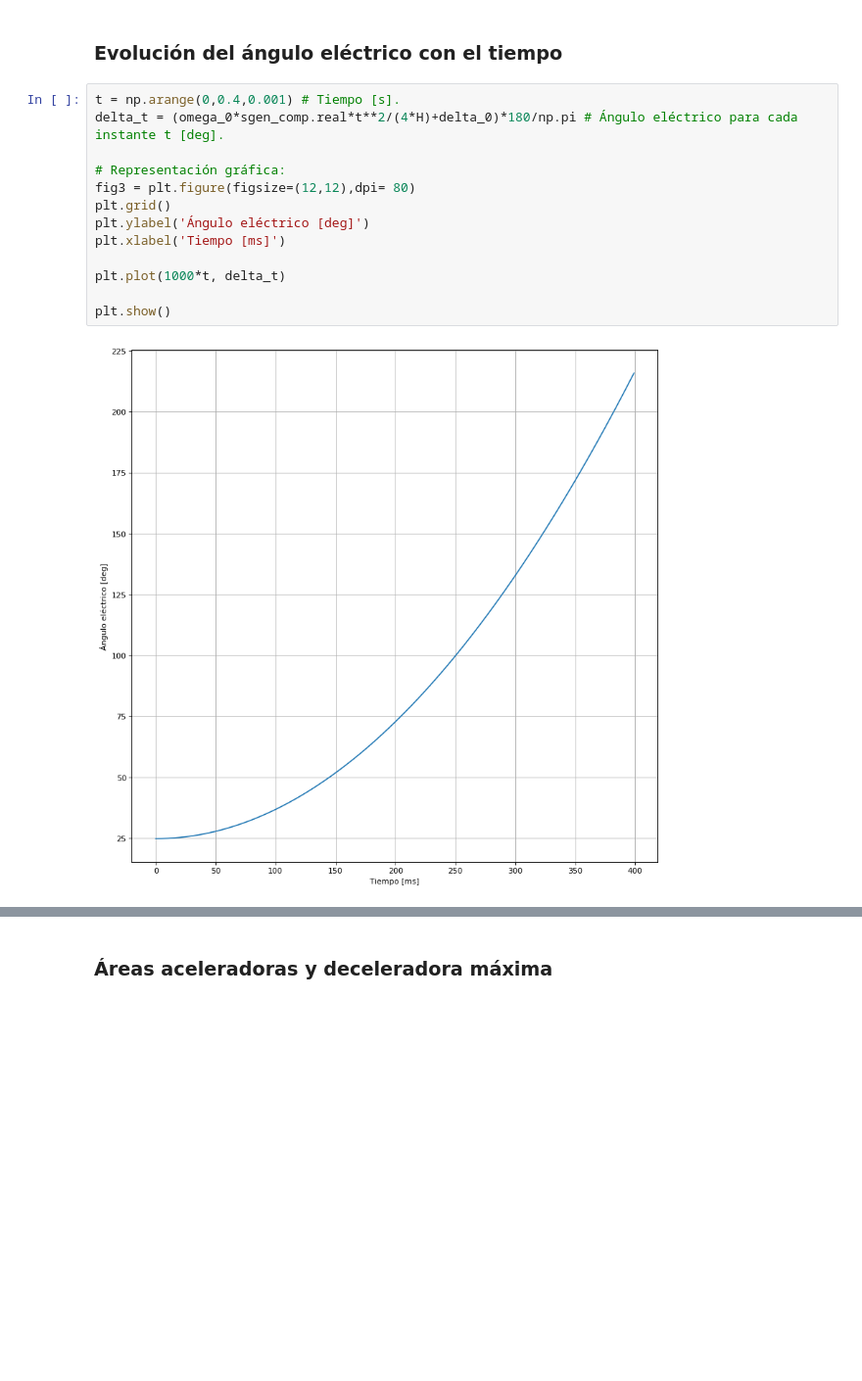
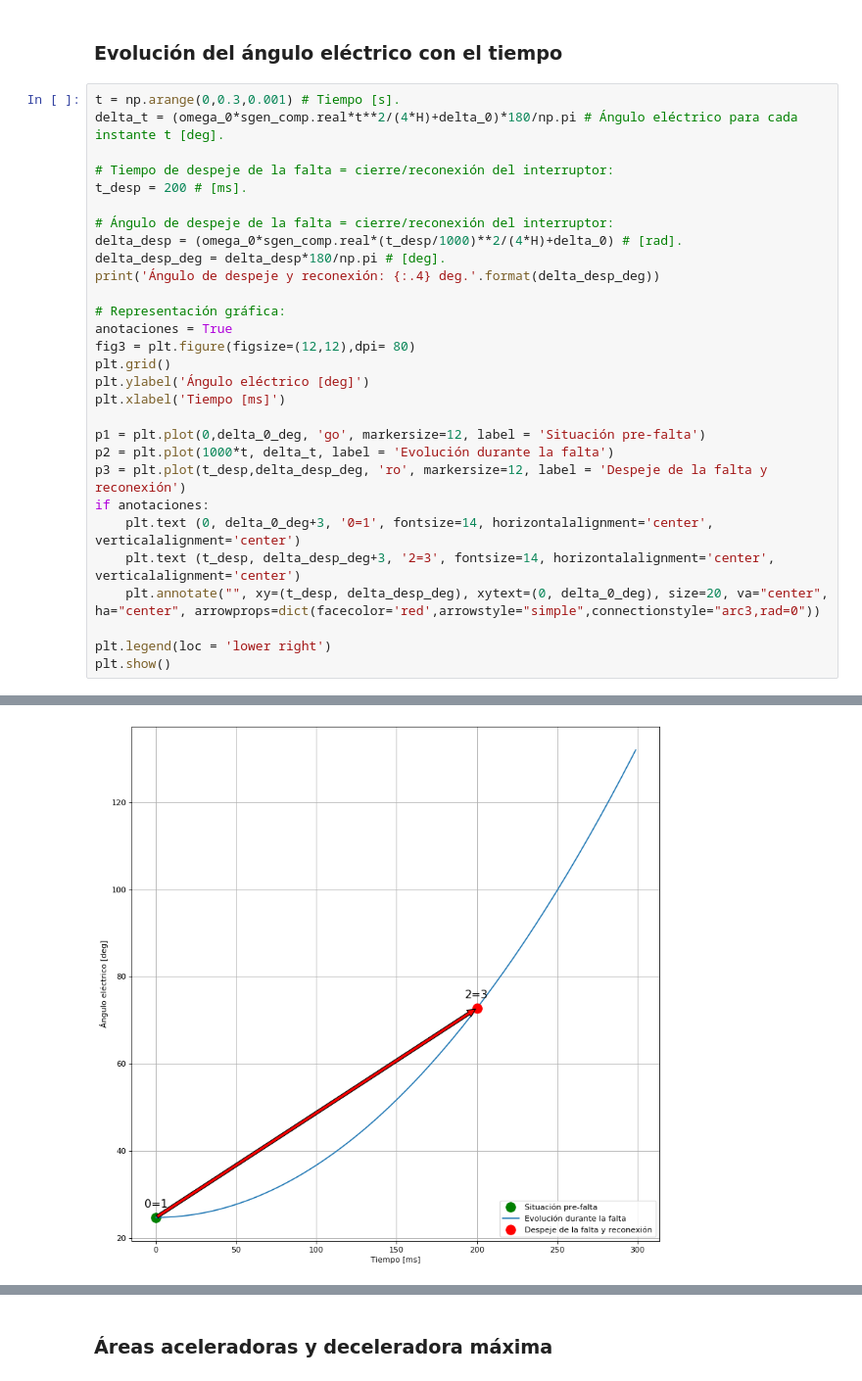
Before and after one commit to miguel-simon/SEP, a Jupyter notebook: SEP_ESTABILIDAD/T09P01/T09P01.ipynb, the cells around one changed output, grey strips where cells are left out. Shown at 98% size. Cells and saved outputs as stored; diff of their text form; blank space fills up the shorter version.

```diff
--- a/SEP_ESTABILIDAD/T09P01/T09P01.ipynb
+++ b/SEP_ESTABILIDAD/T09P01/T09P01.ipynb
@@ -157,18 +188,33 @@ plt.show()
 [figure]
 # %% [markdown]
 ### Evolución del ángulo eléctrico con el tiempo
-# %%
-t = np.arange(0,0.4,0.001) # Tiempo [s].
-delta_t = (omega_0*sgen_comp.real*t**2/(4*H)+delta_0)*180/np.pi # Ángulo eléctrico para cada instante t [deg].
-
-# Representación gráfica:
-fig3 = plt.figure(figsize=(12,12),dpi= 80)
-plt.grid()
-plt.ylabel('Ángulo eléctrico [deg]')
-plt.xlabel('Tiempo [ms]')
-
-plt.plot(1000*t, delta_t)
-
-plt.show()
-# %% [output]
-[figure, removed]
+# %%
+t = np.arange(0,0.3,0.001) # Tiempo [s].
+delta_t = (omega_0*sgen_comp.real*t**2/(4*H)+delta_0)*180/np.pi # Ángulo eléctrico para cada instante t [deg].
+
+# Tiempo de despeje de la falta = cierre/reconexión del interruptor:
+t_desp = 200 # [ms].
+
+# Ángulo de despeje de la falta = cierre/reconexión del interruptor:
+delta_desp = (omega_0*sgen_comp.real*(t_desp/1000)**2/(4*H)+delta_0) # [rad].
+delta_desp_deg = delta_desp*180/np.pi # [deg].
+print('Ángulo de despeje y reconexión: {:.4} deg.'.format(delta_desp_deg))
+
+# Representación gráfica:
+anotaciones = True
+fig3 = plt.figure(figsize=(12,12),dpi= 80)
+plt.grid()
+plt.ylabel('Ángulo eléctrico [deg]')
+plt.xlabel('Tiempo [ms]')
+
+p1 = plt.plot(0,delta_0_deg, 'go', markersize=12, label = 'Situación pre-falta')
+p2 = plt.plot(1000*t, delta_t, label = 'Evolución durante la falta')
+p3 = plt.plot(t_desp,delta_desp_deg, 'ro', markersize=12, label = 'Despeje de la falta y reconexión')
+if anotaciones:
+    plt.text (0, delta_0_deg+3, '0=1', fontsize=14, horizontalalignment='center', verticalalignment='center')
+    plt.text (t_desp, delta_desp_deg+3, '2=3', fontsize=14, horizontalalignment='center', verticalalignment='center')
+    plt.annotate("", xy=(t_desp, delta_desp_deg), xytext=(0, delta_0_deg), size=20, va="center", ha="center", arrowprops=dict(facecolor='red',arrowstyle="simple",connectionstyle="arc3,rad=0"))
+
+plt.legend(loc = 'lower right')
+plt.show()
+# %% [output]
@@ -174,0 +222 @@ plt.show()
+[figure, added]
```
Also changed, not shown: parts of 19 cells of this notebook, 5 other files.
